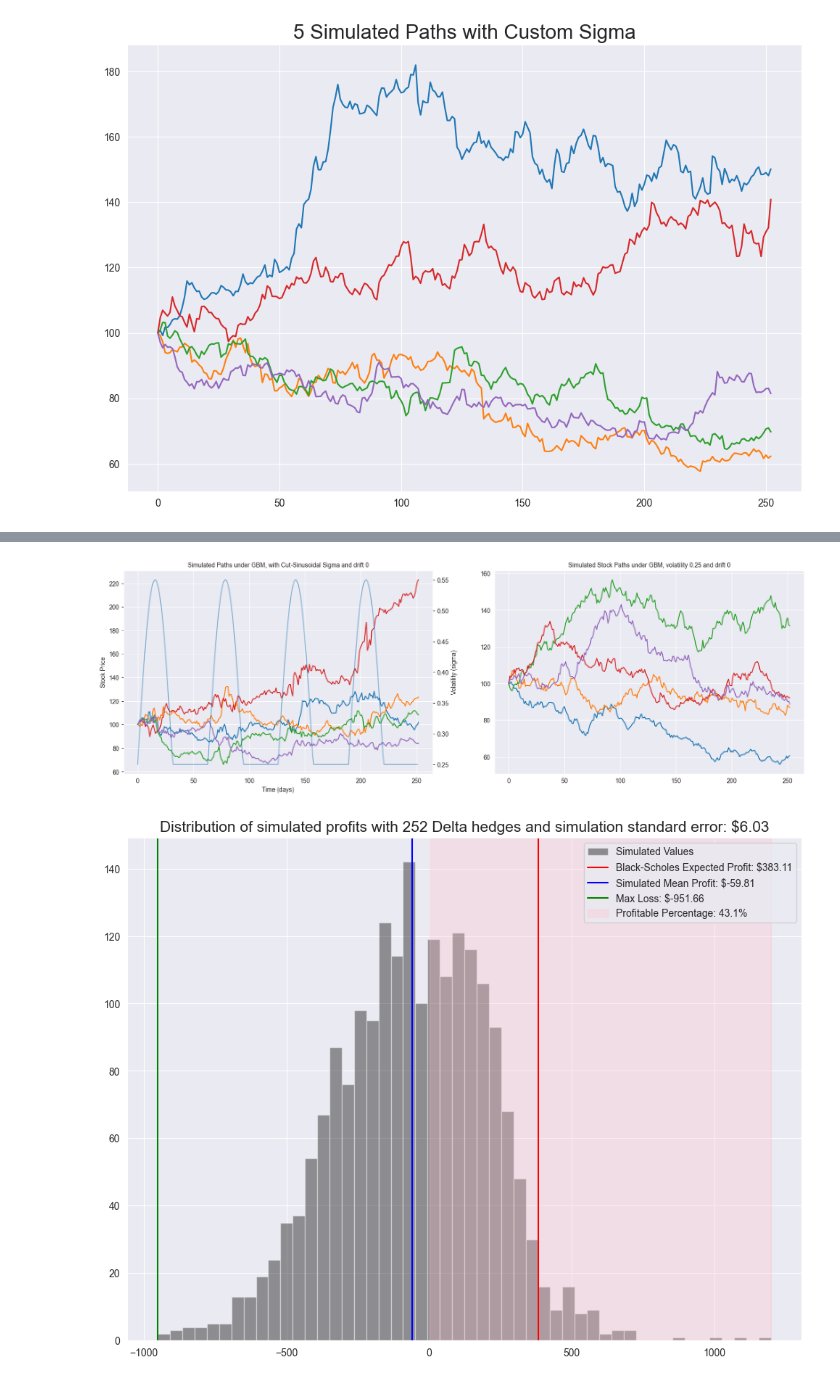
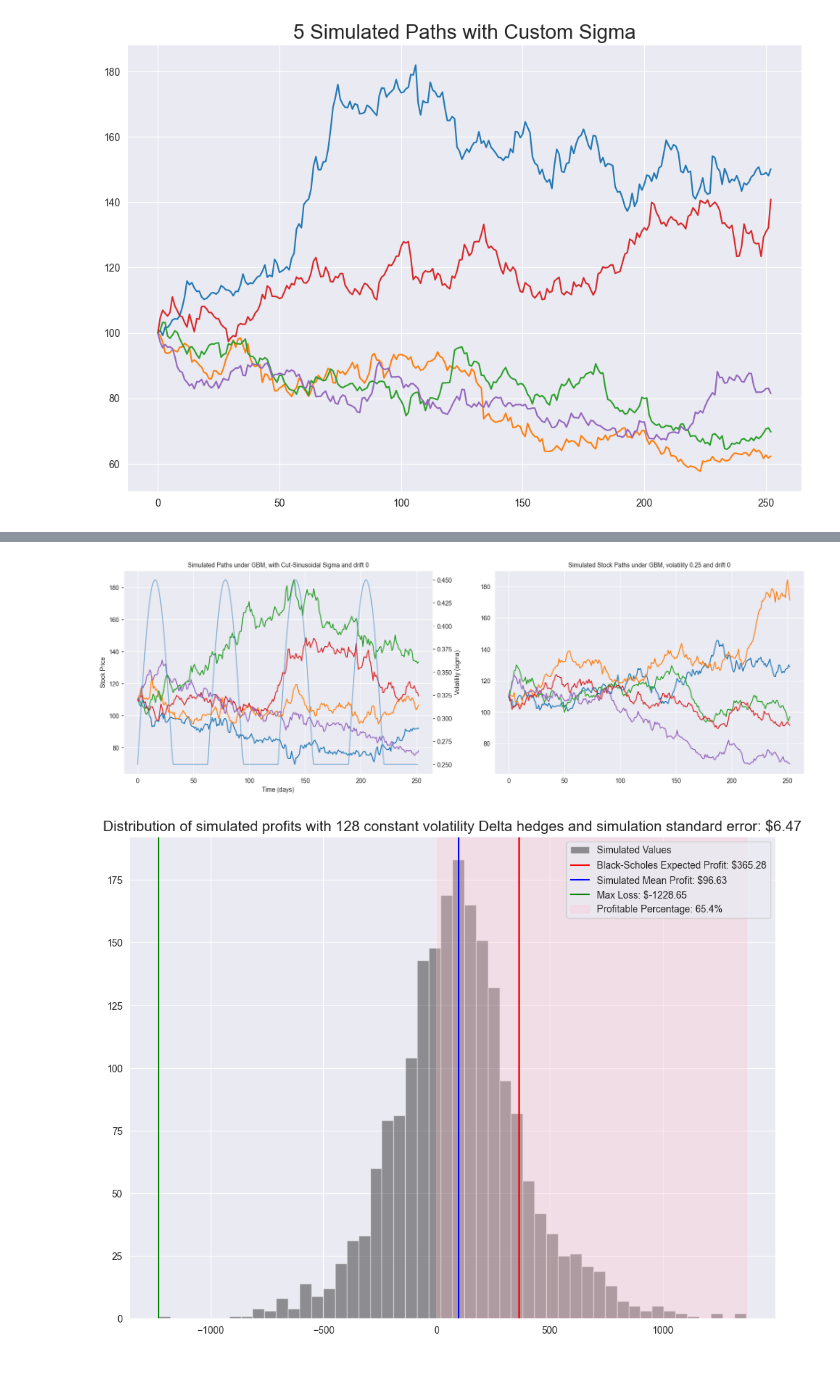
Before and after one commit to lpcorcos/Erdos_Quant_Finance_Summer_2025, a Jupyter notebook: Mini Projects/Mini Project 4.ipynb, the cells around one changed output, grey strips where cells are left out. Saved outputs shown, nothing was run; the diff lists cells and outputs as text; code cells hidden in the pictures.

```diff
--- a/Mini Projects/Mini Project 4.ipynb
+++ b/Mini Projects/Mini Project 4.ipynb
@@ -184,6 +184,6 @@ plt.show()
 # %%
 
-def cs_MC_stock_profits(S0, K, A, base_sig, t, r, mu = 0, n_sims = 2500, n_hedges = 50, delta_sims = 250):
+def cs_MC_stock_profits(S0, K, A, base_sig, t, r, mu = 0, n_sims = 2500, n_hedges = 50, delta_sims = 250, delta_var_sig=False):
 
     """Description
     Monte-Carlo simulation of the stock profits generated from delta hedging as given by the Black-Scholes model
@@ -199,6 +199,7 @@ def cs_MC_stock_profits(S0, K, A, base_sig, t, r, mu = 0, n_sims = 2500, n_hedge
     mu (float): Drift of log-returns
     n_sims (int): Number of simulations
     n_hedges (int): number of delta control variants at evenly spaced increments
+    delta_var_sig (bool): if true: delta hedge based on the variable sigma, if false: use base_sig for each hedge
 
 
     Return:
@@ -209,6 +210,7 @@ def cs_MC_stock_profits(S0, K, A, base_sig, t, r, mu = 0, n_sims = 2500, n_hedge
     dt = t/n_hedges
 
     #stock paths based on geometric browning motion with a cut-sin
+    var_sig = cut_sin(A, base_sig, n_hedges)
     paths = stock_path_cut_sin_sigma(S0, t, r, mu, base_sig, A, n_sims, n_hedges)
 
     #Simulate call payouts discounted to time 0
@@ -232,29 +234,30 @@ def cs_MC_stock_profits(S0, K, A, base_sig, t, r, mu = 0, n_sims = 2500, n_hedge
         stock_start = paths[:,i-1]
         stock_end = paths[:,i]
         tte = t-i*dt
-        deltas = bs_MC_call_delta_array(stock_start, K, base_sig, tte, r,delta_sims)
+        sig = var_sig[i] if delta_var_sig else base_sig#if delta_var_sig use variable sigma, else use base_sig
+        deltas = bs_MC_call_delta_array(stock_start, K, sig, tte, r, delta_sims)
         stock_profit = (stock_end - stock_start*np.exp(r*dt))*deltas*np.exp(-i*dt*r)
         stock_profits.append(stock_profit)
-
 
     total_stock_profit = np.sum(stock_profits, axis = 0)
     profits_hedged = call_payouts - total_stock_profit
 
     return profits_hedged
 # %%
-# Q: What happens when you sell options and delta hedge based on the Black-Sholes model
-# but the volatility follows the above cut-sinusoid relation?
+# Q: What happens when you sell options and delta hedge based on the Black-Sholes model and constant volatility,
+# but the volatility is variable and follows the above cut-sinusoid relation?
 # We will focus on call options
 
-S0 = 100
+#Financial data
+S0 = 110
 K = 100
 t = 1
 r = 0.04
 mu = 0
-A = .3
+A = 0.2
 base_sig = 0.25
 n_sims = 2000
-n_hedges = 252
+n_hedges = 128
 
 
 #custom cut-sinusoid sigma (for visualization)
@@ -263,7 +266,7 @@ n_steps = 252
 sigma = [ max(A*np.sin(4*2*np.pi*i / 252)+base_sig, base_sig) for i in range(n_steps)]
 
 #simulate the stock paths
-simulated_paths = stock_path_sinusoid_sigma(S0, t, r, mu, base_sig, A, n_paths, n_steps)
+simulated_paths = stock_path_cut_sin_sigma(S0, t, r, mu, base_sig, A, n_paths, n_steps)
 
 #plot stock paths
 #stock paths of GBM with cut_sin volatility
@@ -280,7 +283,7 @@ ax1.set_ylabel("Volatility (sigma)")
 ax1.grid(False)
 ax1.plot(sigma, alpha=0.5)
 
-#plot stock paths of GBM with constant volatility (denoting this as temporary since python does not limited scopes)
+#plot stock paths of GBM with constant volatility (denoting this as temporary since python does not have limited scopes)
 noise_temp = np.random.normal(0,1,(n_paths, n_steps))
 dt_temp = t/n_steps
 increments_temp = (mu + r - .5*base_sig**2)*dt_temp + base_sig*np.sqrt(dt_temp)*noise_temp
@@ -291,36 +294,53 @@ for path in paths_temp:
     ax[1].plot(path)
 ax[1].set_title(f'Simulated Stock Paths under GBM, volatility {base_sig} and drift {mu}', size = 10)
 plt.show()
 
 
 
 ####
 #simulate call selling with delta hedging profits
 #profit is num_options*(premium - sold_call_hedged)
 premium = bs_call(S0,K,base_sig + .1,t,r)  #Increased volatility results in higher price in Black-Scholes model
+#premium = bs_call(S0,K,base_sig + A,t,r)  #Increased volatility results in higher price in Black-Scholes model
+
 num_options = 100
 bs_price = bs_call(S0,K, base_sig,t,r)
 
 #simulate profits from delta hedging the underlying stock movement(modeled by GBM with cut_sin volatility)
-sold_calls_hedged = cs_MC_stock_profits(S0, K, A, base_sig, t, r, mu, n_sims, n_hedges)
+#simulate two delta hedging volatilities: constant (base_sig) and variable (cut-sin)
+delta_sims = 250
+sold_calls_hedged = cs_MC_stock_profits(S0, K, A, base_sig, t, r, mu, n_sims, n_hedges, delta_sims)
+sold_calls_hedged_delta_var = cs_MC_stock_profits(S0, K, A, base_sig, t, r, mu, n_sims, n_hedges, delta_sims, True)
 
 profits_hedged = num_options*(premium - sold_calls_hedged)
+profits_hedged_delta_var = num_options*(premium - sold_calls_hedged_delta_var)
 
 #Plot simulated returns
+#constant volatility
 plt.figure(figsize = (12,9))
 plt.hist(profits_hedged, bins = 50, alpha = .4, color = 'black', label = 'Simulated Values')
 plt.axvline(num_options*(premium-bs_price), label = f'Black-Scholes Expected Profit: ${num_options*(premium-bs_price):.2f}', color = 'red')
 plt.axvline(np.mean(profits_hedged), label = f'Simulated Mean Profit: ${np.mean(profits_hedged):.2f}', color = 'blue')
 plt.axvline(np.min(profits_hedged), label = f'Max Loss: ${np.min(profits_hedged):.2f}', color = 'green')
 plt.axvspan(0,np.max(profits_hedged), color='pink', alpha=0.3,\
 label = f'Profitable Percentage: {np.mean(profits_hedged>=0)*100}%')
+plt.legend()
+plt.title(f'Distribution of simulated profits with {n_hedges} constant volatility \
+Delta hedges and simulation standard error: \${np.std(profits_hedged)/np.sqrt(n_sims):.2f}',size = 15)
+plt.show()
 
+#variable vol
+plt.figure(figsize = (12,9))
+plt.hist(profits_hedged_delta_var, bins = 50, alpha = .4, color = 'black', label = 'Simulated Values')
+plt.axvline(num_options*(premium-bs_price), label = f'Black-Scholes Expected Profit: ${num_options*(premium-bs_price):.2f}', color = 'red')
+plt.axvline(np.mean(profits_hedged_delta_var), label = f'Simulated Mean Profit: ${np.mean(profits_hedged_delta_var):.2f}', color = 'blue')
+plt.axvline(np.min(profits_hedged_delta_var), label = f'Max Loss: ${np.min(profits_hedged_delta_var):.2f}', color = 'green')
+plt.axvspan(0,np.max(profits_hedged_delta_var), color='pink', alpha=0.3,\
+label = f'Profitable Percentage: {np.mean(profits_hedged_delta_var>=0)*100}%')
 plt.legend()
-
-plt.title(f'Distribution of simulated profits with {n_hedges} \
+plt.title(f'Distribution of simulated profits with {n_hedges} variable volatility \
 Delta hedges and simulation standard error: \${np.std(profits_hedged)/np.sqrt(n_sims):.2f}',size = 15)
-
 plt.show()
 # %% [output]
-[figure, old version]
+[figure, new version]
-[figure, old version]
+[figure, new version]
```
Also changed, not shown: parts of 2 cells of this notebook, 2 other files.
